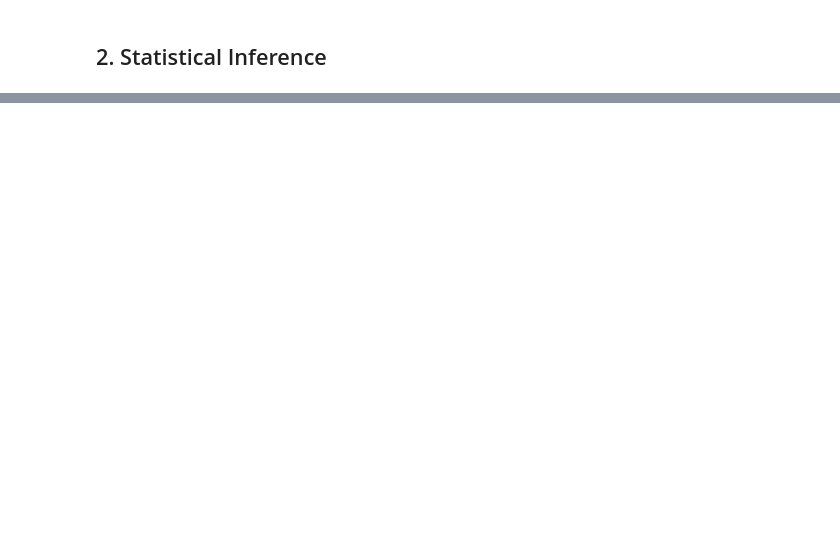
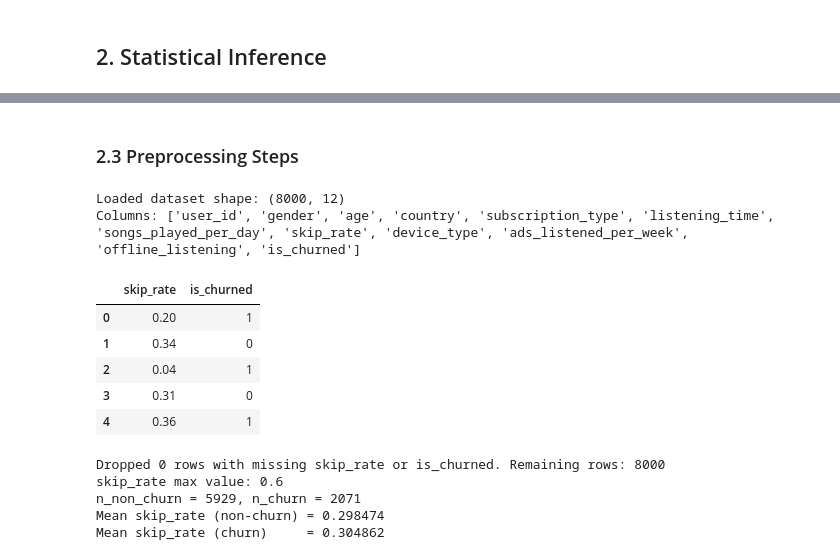
Before and after one commit to maumojica12/MODEL-PHASE-2, a Jupyter notebook: Phase 2/Phase 2/[CSMODEL S13] Group 6 MP Combined.ipynb, the cells around one changed output, grey strips where cells are left out. Saved outputs shown, nothing was run; the diff lists cells and outputs as text; code cells hidden in the pictures; blank space fills up the shorter version.

```diff
--- a/Phase 2/Phase 2/[CSMODEL S13] Group 6 MP Combined.ipynb
+++ b/Phase 2/Phase 2/[CSMODEL S13] Group 6 MP Combined.ipynb
@@ -1290,0 +1315,77 @@ for c in sorted(cluster_rule_metrics.keys()):
+# %% [markdown]
+### 2.3 Preprocessing Steps
+# %%
+# Cell: Imports and data load
+import pandas as pd
+import numpy as np
+from scipy import stats
+import statsmodels.api as sm
+from statsmodels.formula.api import ols
+from statsmodels.stats.weightstats import ztest as ztest_mean
+import matplotlib.pyplot as plt
+import seaborn as sns
+
+# Load only the columns we need for Phase 2
+df = pd.read_csv("spotify_churn_dataset.csv")
+print("Loaded dataset shape:", df.shape)
+print("Columns:", list(df.columns))
+
+# Preview
+display(df[['skip_rate','is_churned']].head())
+# %% [output]
+Loaded dataset shape: (8000, 12)
+Columns: ['user_id', 'gender', 'age', 'country', 'subscription_type', 'listening_time', 'songs_played_per_day', 'skip_rate', 'device_type', 'ads_listened_per_week', 'offline_listening', 'is_churned']
+|  | skip_rate | is_churned |
+| 0 | 0.20 | 1 |
+| 1 | 0.34 | 0 |
+| 2 | 0.04 | 1 |
+| 3 | 0.31 | 0 |
+| 4 | 0.36 | 1 |
+# %%
+# Cell: Preprocessing (explicit steps shown)
+# 1) Check for the presence of required columns
+required_cols = ['skip_rate','is_churned']
+for c in required_cols:
+    if c not in df.columns:
+        raise ValueError(f"Required column '{c}' not found in dataset")
+
+# 2) Handle types and missing values
+# Convert is_churned to numeric 0/1 if needed
+if df['is_churned'].dtype == 'bool':
+    df['is_churned'] = df['is_churned'].astype(int)
+elif df['is_churned'].dtype == object:
+    # common mappings (adjust if your notebook uses different labels)
+    map_dict = {'yes':1,'no':0,'True':1,'False':0}
+    df['is_churned'] = df['is_churned'].map(map_dict).fillna(df['is_churned'])
+    if df['is_churned'].dtype == object:
+        df['is_churned'] = pd.to_numeric(df['is_churned'], errors='coerce')
+
+before_n = df.shape[0]
+# Drop rows missing either variable
+df = df.dropna(subset=['skip_rate','is_churned']).copy()
+after_n = df.shape[0]
+print(f"Dropped {before_n-after_n} rows with missing skip_rate or is_churned. Remaining rows: {after_n}")
+
+# 3) Ensure skip_rate scale is 0-1 (proportion)
+# If max > 1, assume percentage (0-100) and convert
+sr_max = df['skip_rate'].astype(float).max()
+print("skip_rate max value:", sr_max)
+if sr_max > 1.0:
+    print("Converting skip_rate from percentage (0-100) to proportion (0-1).")
+    df['skip_rate'] = df['skip_rate'].astype(float) / 100.0
+else:
+    df['skip_rate'] = df['skip_rate'].astype(float)
+
+# 4) Create the two groups for testing
+group_non = df[df['is_churned'] == 0]['skip_rate'].reset_index(drop=True)
+group_churn = df[df['is_churned'] == 1]['skip_rate'].reset_index(drop=True)
+n0, n1 = len(group_non), len(group_churn)
+print(f"n_non_churn = {n0}, n_churn = {n1}")
+print("Mean skip_rate (non-churn) = {:.6f}".format(group_non.mean()))
+print("Mean skip_rate (churn)     = {:.6f}".format(group_churn.mean()))
+# %% [output]
+Dropped 0 rows with missing skip_rate or is_churned. Remaining rows: 8000
+skip_rate max value: 0.6
+n_non_churn = 5929, n_churn = 2071
+Mean skip_rate (non-churn) = 0.298474
+Mean skip_rate (churn)     = 0.304862
```
Also changed, not shown: parts of 15 cells of this notebook, 3 other files.
